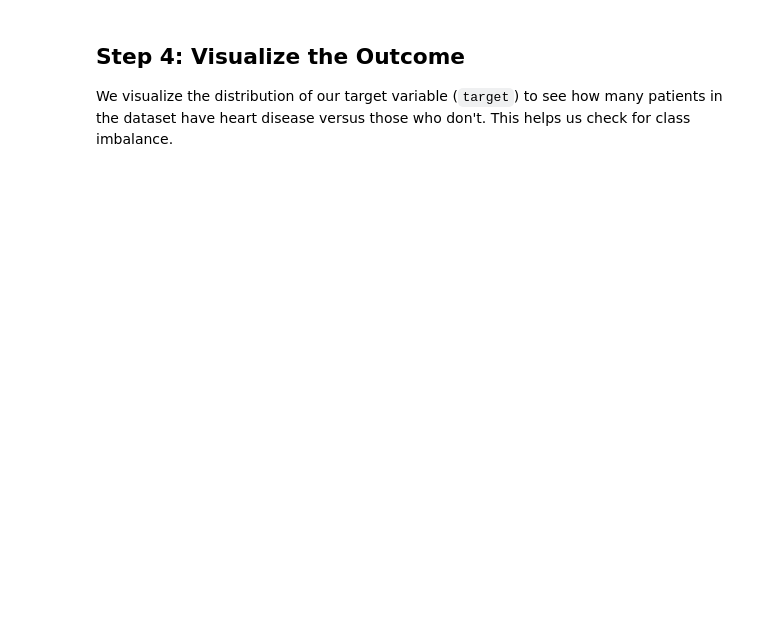
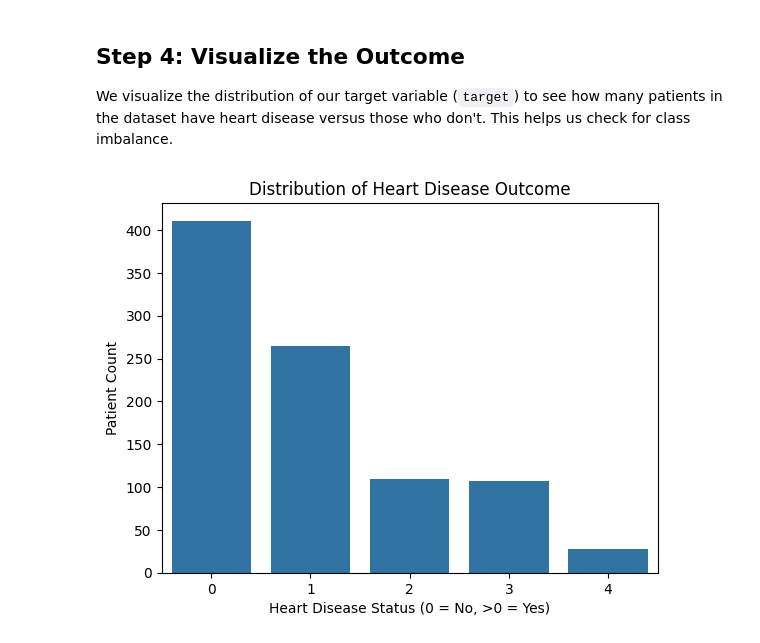
Before and after one commit to KainatAzhar/heart-disease-analysis, a Jupyter notebook: notebook/exploratory-data-analysis.ipynb, the cells around one changed output. Drawn from its saved outputs; the diff is of its cells as text; code cells hidden in the pictures; blank space fills up the shorter version.

```diff
--- a/notebook/exploratory-data-analysis.ipynb
+++ b/notebook/exploratory-data-analysis.ipynb
@@ -17,0 +10,25 @@ df.head()
+# %%
+# 1. UPLOAD YOUR KAGGLE API TOKEN (if the session restarted)
+from google.colab import files
+import os
+import pandas as pd
+
+# This part is only needed if you haven't uploaded the key in this session
+if not os.path.exists("/root/.kaggle/kaggle.json"):
+    print('Please upload your kaggle.json file')
+    files.upload()
+    if not os.path.exists("/root/.kaggle"):
+        os.makedirs("/root/.kaggle")
+    os.rename("kaggle.json", "/root/.kaggle/kaggle.json")
+    os.chmod("/root/.kaggle/kaggle.json", 600)
+
+# 2. DOWNLOAD AND UNZIP THE DATASET
+!kaggle datasets download -d redwankarimsony/heart-disease-data
+!unzip -o -q heart-disease-data.zip # -o overwrites existing files
+
+# 3. LOAD THE DATASET
+df = pd.read_csv('heart_disease_uci.csv')
+
+# Display the first 5 rows to confirm it's loaded
+print("\nDataset loaded successfully!")
+df.head()
@@ -47,3 +126,19 @@ df.describe()
 ## Step 4: Visualize the Outcome
 
 We visualize the distribution of our target variable (`target`) to see how many patients in the dataset have heart disease versus those who don't. This helps us check for class imbalance.
+# %%
+import seaborn as sns
+import matplotlib.pyplot as plt
+
+# Create a plot using the correct column name 'num'
+sns.countplot(x='num', data=df)
+
+# Add a title and updated labels for clarity
+plt.title('Distribution of Heart Disease Outcome')
+plt.xlabel('Heart Disease Status (0 = No, >0 = Yes)')
+plt.ylabel('Patient Count')
+
+# Display the plot
+plt.show()
+# %% [output]
+[figure, added]
```
Also changed, not shown: parts of 14 cells of this notebook.
